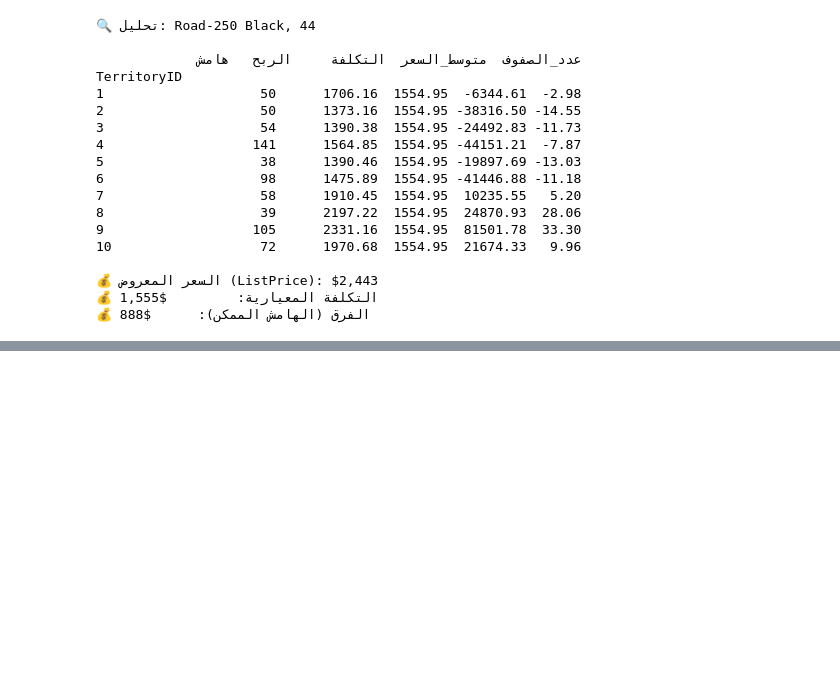
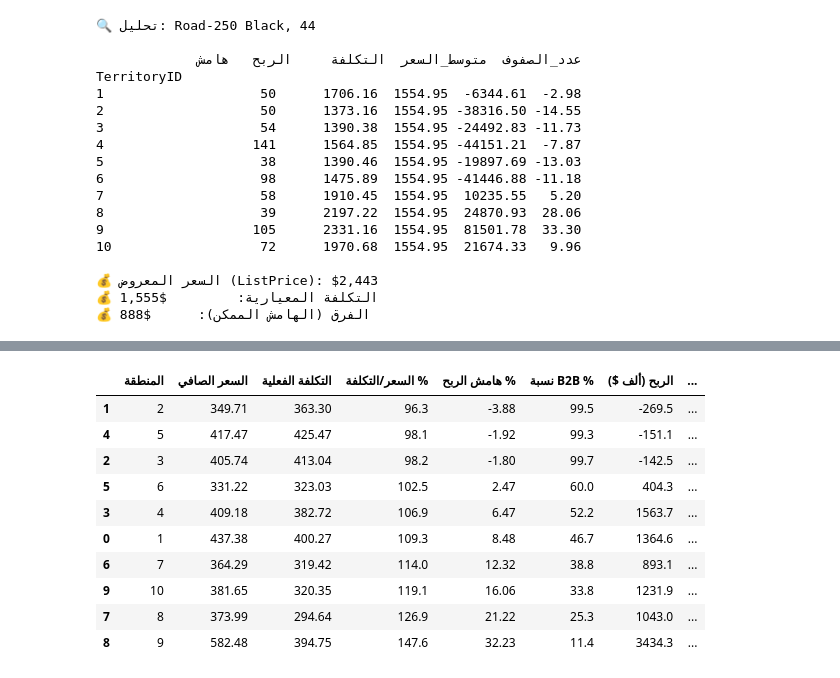
Before and after one commit to BASSAM-1995/adventureworks-analytics, a Jupyter notebook: analysis.ipynb, the cells around one changed output, grey strips where cells are left out. Drawn from its saved outputs; the diff is of its cells as text; code cells hidden in the pictures; blank space fills up the shorter version.

```diff
--- a/analysis.ipynb
+++ b/analysis.ipynb
@@ -512,31 +518,103 @@ TerritoryID
 # الخلية 13: القرار — أي المناطق تحتاج تدخل تسعير؟
 # ============================================================
 
-print("🎯 توصيات التسعير حسب المنطقة:\n")
+print("🎯 توصيات التسعير حسب المنطقة (سعر صافي موزون):\n")
 
+# --- حساب التكلفة الفعلية ---
+df["ActualCost"] = df["OrderQty"] * df["StandardCost"]
+
+# --- تجميع أساسي حسب المنطقة ---
 pricing_check = df.groupby("TerritoryID").agg(
-    متوسط_سعر_البيع=("UnitPrice", "mean"),
-    متوسط_التكلفة=("StandardCost", "mean"),
     إجمالي_المبيعات=("LineTotal", "sum"),
+    إجمالي_التكلفة_الفعلية=("ActualCost", "sum"),
     إجمالي_الربح=("Profit", "sum"),
+    إجمالي_الكمية=("OrderQty", "sum"),
+    إجمالي_البيوعات=("SalesOrderDetailID", "count"),
 ).reset_index()
 
-pricing_check["نسبة_السعر_للتكلفة_%"] = (
-    pricing_check["متوسط_سعر_البيع"] / pricing_check["متوسط_التكلفة"] * 100
+# --- إضافة: عدد البيوعات في كل قناة ---
+channel_count = df.groupby(["TerritoryID", "OnlineOrderFlag"]).size().unstack(fill_value=0)
+channel_count.columns = ["بيوعات_B2B", "بيوعات_B2C"]
+channel_count = channel_count.reset_index()
+
+pricing_check = pricing_check.merge(channel_count, on="TerritoryID", how="left")
+
+# --- نسبة الاعتماد على B2B ---
+pricing_check["نسبة_B2B_%"] = (
+    pricing_check["بيوعات_B2B"] / pricing_check["إجمالي_البيوعات"] * 100
 ).round(1)
 
+# --- السعر الصافي الموزون ---
+pricing_check["السعر_الصافي_للوحدة"] = (
+    pricing_check["إجمالي_المبيعات"] / pricing_check["إجمالي_الكمية"]
+).round(2)
+
+# --- التكلفة الفعلية للوحدة ---
+pricing_check["التكلفة_للوحدة"] = (
+    pricing_check["إجمالي_التكلفة_الفعلية"] / pricing_check["إجمالي_الكمية"]
+).round(2)
+
+# --- نسبة السعر للتكلفة ---
+pricing_check["نسبة_السعر_للتكلفة_%"] = (
+    pricing_check["السعر_الصافي_للوحدة"] /
+    pricing_check["التكلفة_للوحدة"] * 100
+).round(1)
+
+# --- هامش الربح ---
+pricing_check["هامش_الربح_%"] = (
+    pricing_check["إجمالي_الربح"] / pricing_check["إجمالي_المبيعات"] * 100
+).round(2)
+
+# --- الربح بصيغة مقروءة ---
+pricing_check["الربح_بالألف"] = (pricing_check["إجمالي_الربح"] / 1000).round(1)
+
+# --- الحالة ---
 pricing_check["الحالة"] = pricing_check["إجمالي_الربح"].apply(
     lambda x: "🔴 خاسرة" if x < 0 else "🟢 رابحة"
 )
 
+# --- الترتيب ---
 pricing_check = pricing_check.sort_values("نسبة_السعر_للتكلفة_%")
 
-print(pricing_check.to_string(index=False))
+# --- العرض ---
+display_table = pricing_check[[
+    "TerritoryID",
+    "السعر_الصافي_للوحدة",
+    "التكلفة_للوحدة",
+    "نسبة_السعر_للتكلفة_%",
+    "هامش_الربح_%",
+    "نسبة_B2B_%",
+    "الربح_بالألف",
+    "الحالة"
+]].copy()
+
+display_table.columns = [
+    "المنطقة",
+    "السعر الصافي",
+    "التكلفة الفعلية",
+    "السعر/التكلفة %",
+    "هامش الربح %",
+    "نسبة B2B %",
+    "الربح (ألف $)",
+    "الحالة"
+]
+
+display(display_table)
+
+# --- الخلاصة ---
+worst = pricing_check[
+    pricing_check["نسبة_السعر_للتكلفة_%"] < 100
+]["TerritoryID"].tolist()
 
 print("\n" + "=" * 60)
 print("📋 التوصية:")
 print("=" * 60)
 
-worst = pricing_check.head(3)["TerritoryID"].tolist()
-print(f"🔴 المناطق {worst} تبيع بأقل من 90% من التكلفة — تحتاج تدخل فوري")
+if worst:
+    print(f"🔴 المناطق {worst} تبيع بسعر صافي أقل من التكلفة الفعلية.")
+    for tid in worst:
+        row = pricing_check[pricing_check["TerritoryID"] == tid].iloc[0]
+        print(f"   المنطقة {tid}: {row['نسبة_B2B_%']}% من بنودها عبر B2B")
+else:
+    print("🟢 جميع المناطق تبيع بسعر أعلى من التكلفة الفعلية.")
 # %% [output]
@@ -560,0 +622,11 @@ print(f"🔴 المناطق {worst} تبيع بأقل من 90% من التكلف
+|  | المنطقة | السعر الصافي | التكلفة الفعلية | السعر/التكلفة % | هامش الربح % | نسبة B2B % | الربح (ألف $) | ... |
+| 1 | 2 | 349.71 | 363.30 | 96.3 | -3.88 | 99.5 | -269.5 | ... |
+| 4 | 5 | 417.47 | 425.47 | 98.1 | -1.92 | 99.3 | -151.1 | ... |
+| 2 | 3 | 405.74 | 413.04 | 98.2 | -1.80 | 99.7 | -142.5 | ... |
+| 5 | 6 | 331.22 | 323.03 | 102.5 | 2.47 | 60.0 | 404.3 | ... |
+| 3 | 4 | 409.18 | 382.72 | 106.9 | 6.47 | 52.2 | 1563.7 | ... |
+| 0 | 1 | 437.38 | 400.27 | 109.3 | 8.48 | 46.7 | 1364.6 | ... |
+| 6 | 7 | 364.29 | 319.42 | 114.0 | 12.32 | 38.8 | 893.1 | ... |
+| 9 | 10 | 381.65 | 320.35 | 119.1 | 16.06 | 33.8 | 1231.9 | ... |
+| 7 | 8 | 373.99 | 294.64 | 126.9 | 21.22 | 25.3 | 1043.0 | ... |
+| 8 | 9 | 582.48 | 394.75 | 147.6 | 32.23 | 11.4 | 3434.3 | ... |
```
Also changed, not shown: parts of 10 cells of this notebook, 3 other files.
